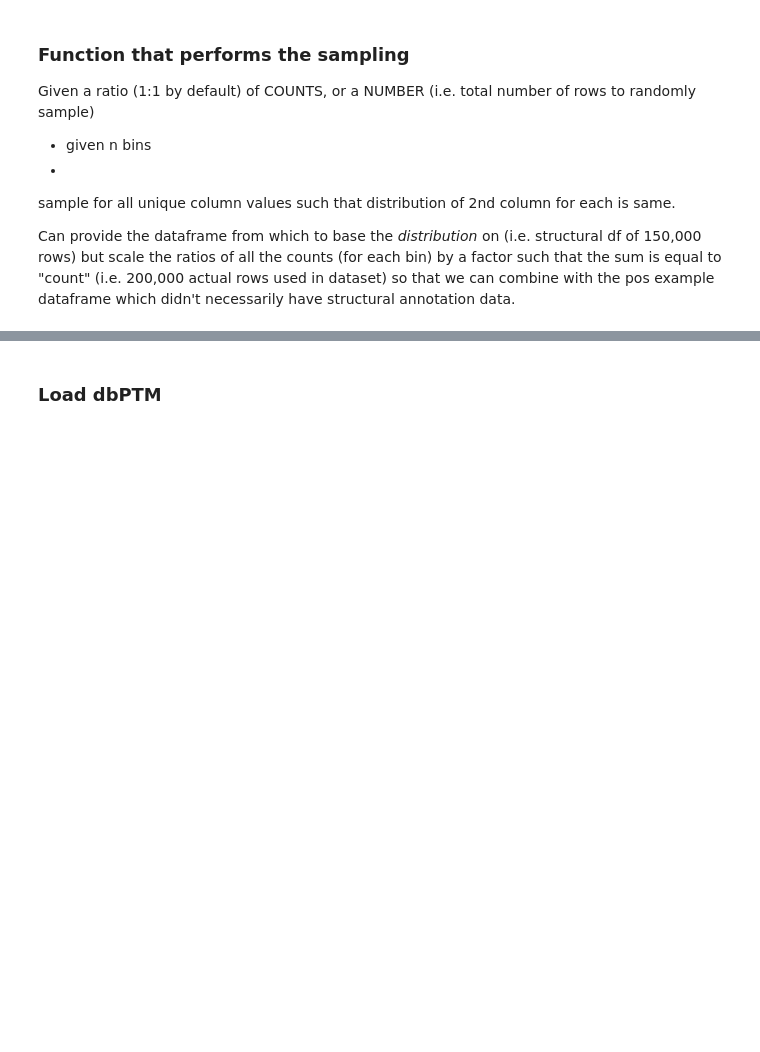
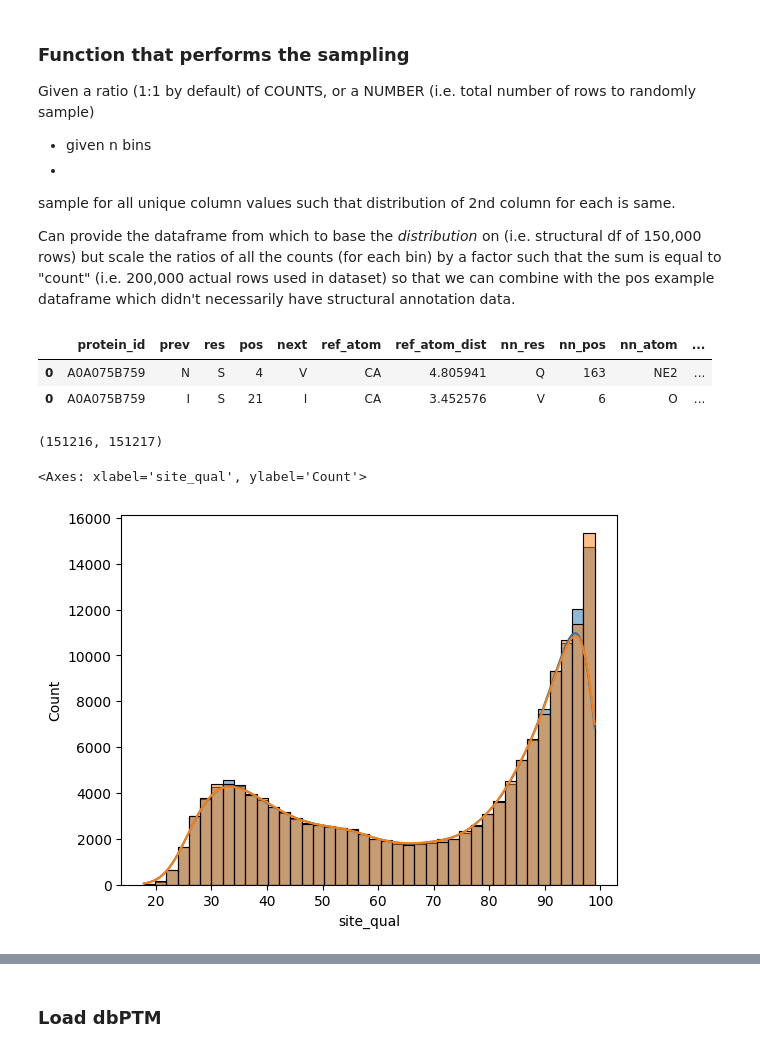
Before and after one commit to kamurani/phosphosite, a Jupyter notebook: notebooks/negative_examples/filter.ipynb, the cells around one changed output, grey strips where cells are left out. Cells and saved outputs as stored; diff of their text form; code cells hidden in the pictures; blank space fills up the shorter version.

Commit message:
add notebooks from previous data analysis

```diff
--- a/notebooks/negative_examples/filter.ipynb
+++ b/notebooks/negative_examples/filter.ipynb
@@ -283,0 +244,31 @@ def sample_from_plddt_distribution(
+# %%
+structural_df[0:2]
+# %% [output]
+|  | protein_id | prev | res | pos | next | ref_atom | ref_atom_dist | nn_res | nn_pos | nn_atom | ... |
+| 0 | A0A075B759 | N | S | 4 | V | CA | 4.805941 | Q | 163 | NE2 | ... |
+| 0 | A0A075B759 | I | S | 21 | I | CA | 3.452576 | V | 6 | O | ... |
+# %%
+from phosphosite.utils.sampling import sample_from_plddt_distribution
+
+pos = structural_df[structural_df.phosphosite == True]
+neg = structural_df[structural_df.phosphosite == False]
+out_df = sample_from_plddt_distribution(
+    data=pos,          # positive examples
+    sample_from=neg,  # negative examples
+    secondary_structure_col="site_structure",                       # column to use for discrete secondary structure annotation
+    plddt_col="site_qual",                                          # column to use for pLDDT scores
+    n_bins=20,                                                      # number of bins to use for pLDDT scores
+    n_samples=None,                                     # use same number as input distribution
+)
+# %%
+len(out_df), len(pos)
+# %% [output]
+(151216, 151217)
+# %%
+n_bins = 40
+sns.histplot(out_df.site_qual, bins=n_bins, kde=True, label="negative")
+sns.histplot(pos.site_qual, bins=n_bins, kde=True, label="positive",
+             legend=True)
+# %% [output]
+<Axes: xlabel='site_qual', ylabel='Count'>
+[figure, added]
```
Also changed, not shown: parts of 48 cells of this notebook, 20 other files.
